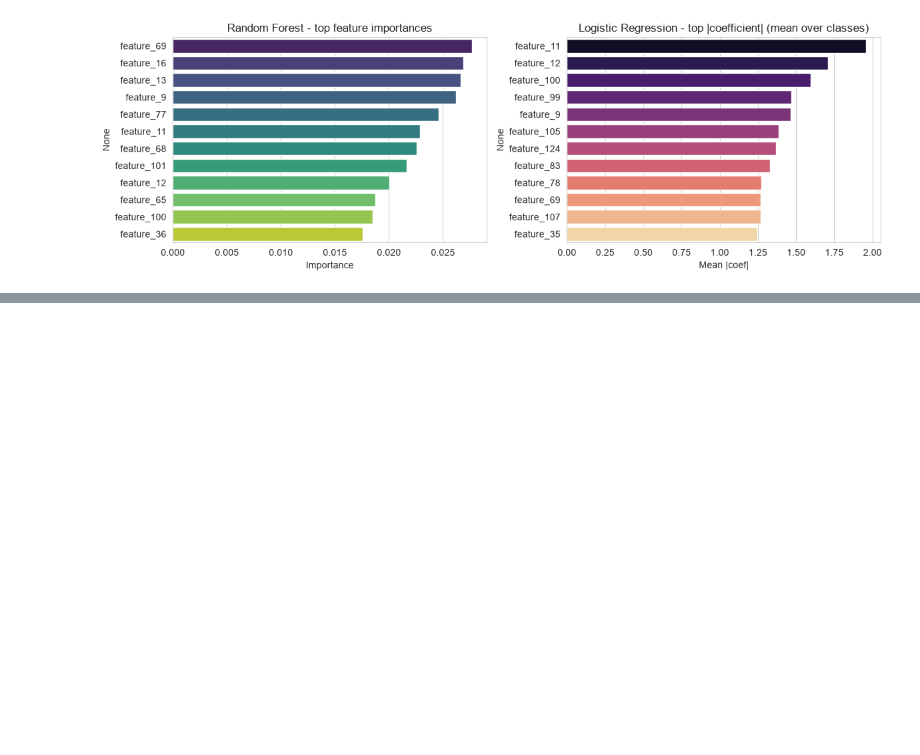
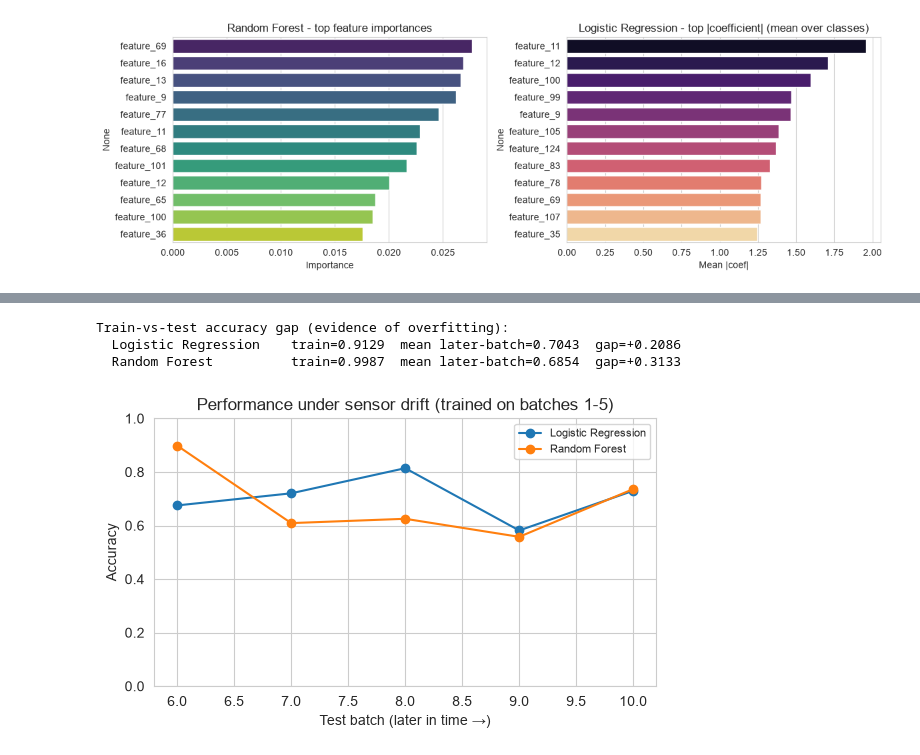
Before and after one commit to IT21361036/FML-Assignment, a Jupyter notebook: FML_Assignment.ipynb, the cells around one changed output, grey strips where cells are left out. Drawn from its saved outputs; the diff is of its cells as text; code cells hidden in the pictures; blank space fills up the shorter version.

Commit message:
Add final test-set evaluation and interpretability analysis

```diff
--- a/FML_Assignment.ipynb
+++ b/FML_Assignment.ipynb
@@ -533,0 +568,33 @@ plt.tight_layout(); plt.show()
+# %%
+# Per-batch degradation + train-vs-test gap (overfitting evidence), trained on batches 1-5
+tr = np.isin(batch, [1,2,3,4,5])
+sc = StandardScaler().fit(X.values[tr])
+pc = PCA(n_components=0.95, random_state=RANDOM_STATE).fit(sc.transform(X.values[tr]))
+Xtr_d = pc.transform(sc.transform(X.values[tr]))
+per_batch, gap = {}, {}
+fitted = {}
+for name, factory in [("Logistic Regression", make_lr), ("Random Forest", make_rf)]:
+    m = factory().fit(Xtr_d, y[tr]); fitted[name] = m
+    gap[name] = {"Train (batches 1-5)": round(accuracy_score(y[tr], m.predict(Xtr_d)), 4)}
+for b in [6,7,8,9,10]:
+    mk = batch == b
+    Xb = pc.transform(sc.transform(X.values[mk]))
+    per_batch[b] = {name: accuracy_score(y[mk], m.predict(Xb)) for name, m in fitted.items()}
+
+print("Train-vs-test accuracy gap (evidence of overfitting):")
+for name in fitted:
+    tr_acc = gap[name]["Train (batches 1-5)"]
+    te_acc = np.mean([per_batch[b][name] for b in [6,7,8,9,10]])
+    print(f"  {name:22s} train={tr_acc:.4f}  mean later-batch={te_acc:.4f}  gap={tr_acc-te_acc:+.4f}")
+
+plt.figure(figsize=(5.8, 3.6))
+for name in fitted:
+    plt.plot([6,7,8,9,10], [per_batch[b][name] for b in [6,7,8,9,10]], marker="o", label=name)
+plt.xlabel("Test batch (later in time \u2192)"); plt.ylabel("Accuracy"); plt.ylim(0, 1)
+plt.title("Performance under sensor drift (trained on batches 1-5)"); plt.legend(fontsize=8)
+plt.tight_layout(); plt.show()
+# %% [output]
+Train-vs-test accuracy gap (evidence of overfitting):
+  Logistic Regression    train=0.9129  mean later-batch=0.7043  gap=+0.2086
+  Random Forest          train=0.9987  mean later-batch=0.6854  gap=+0.3133
+[figure, added]
```
Also changed, not shown: parts of 2 cells of this notebook.
